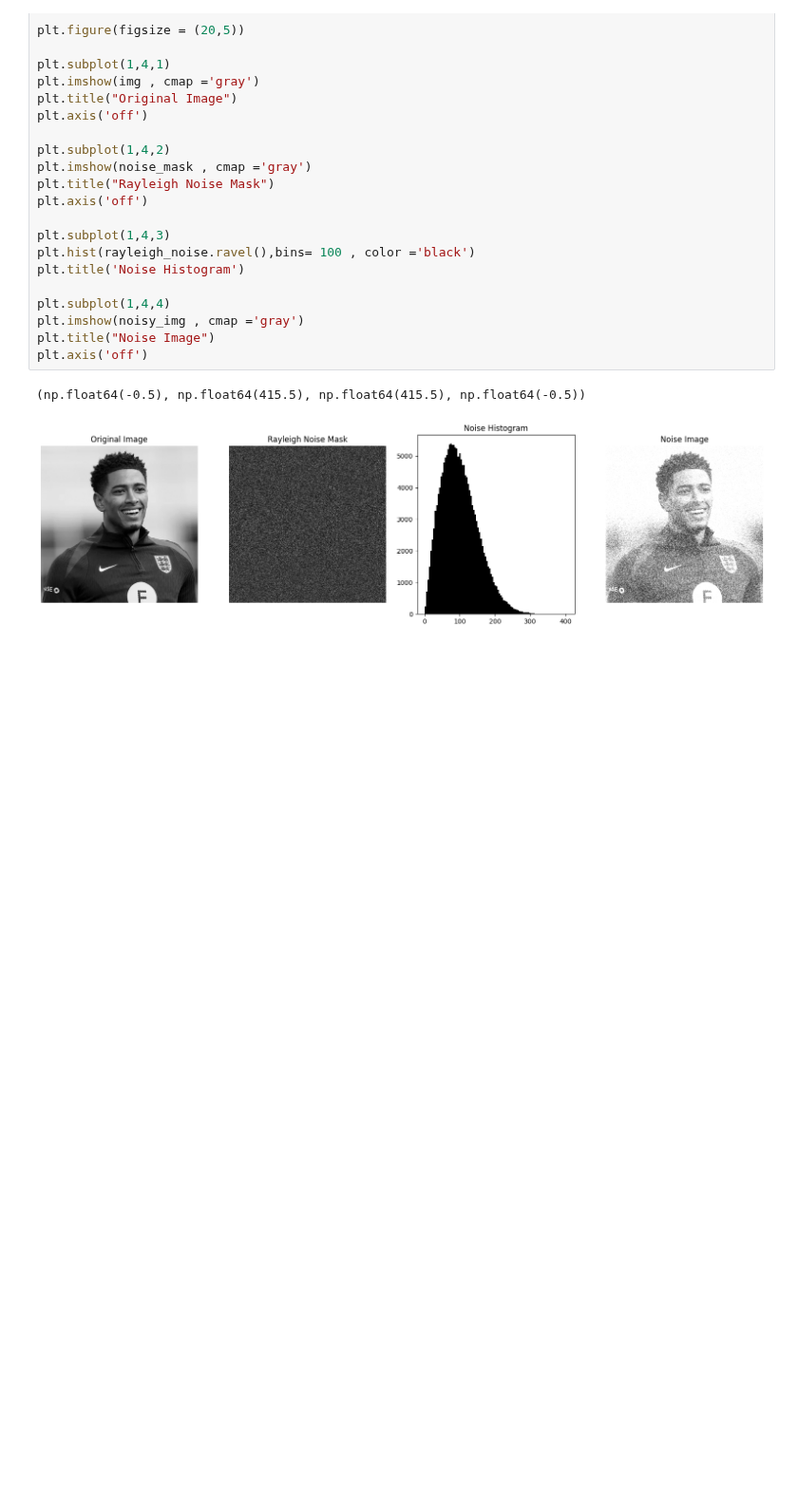
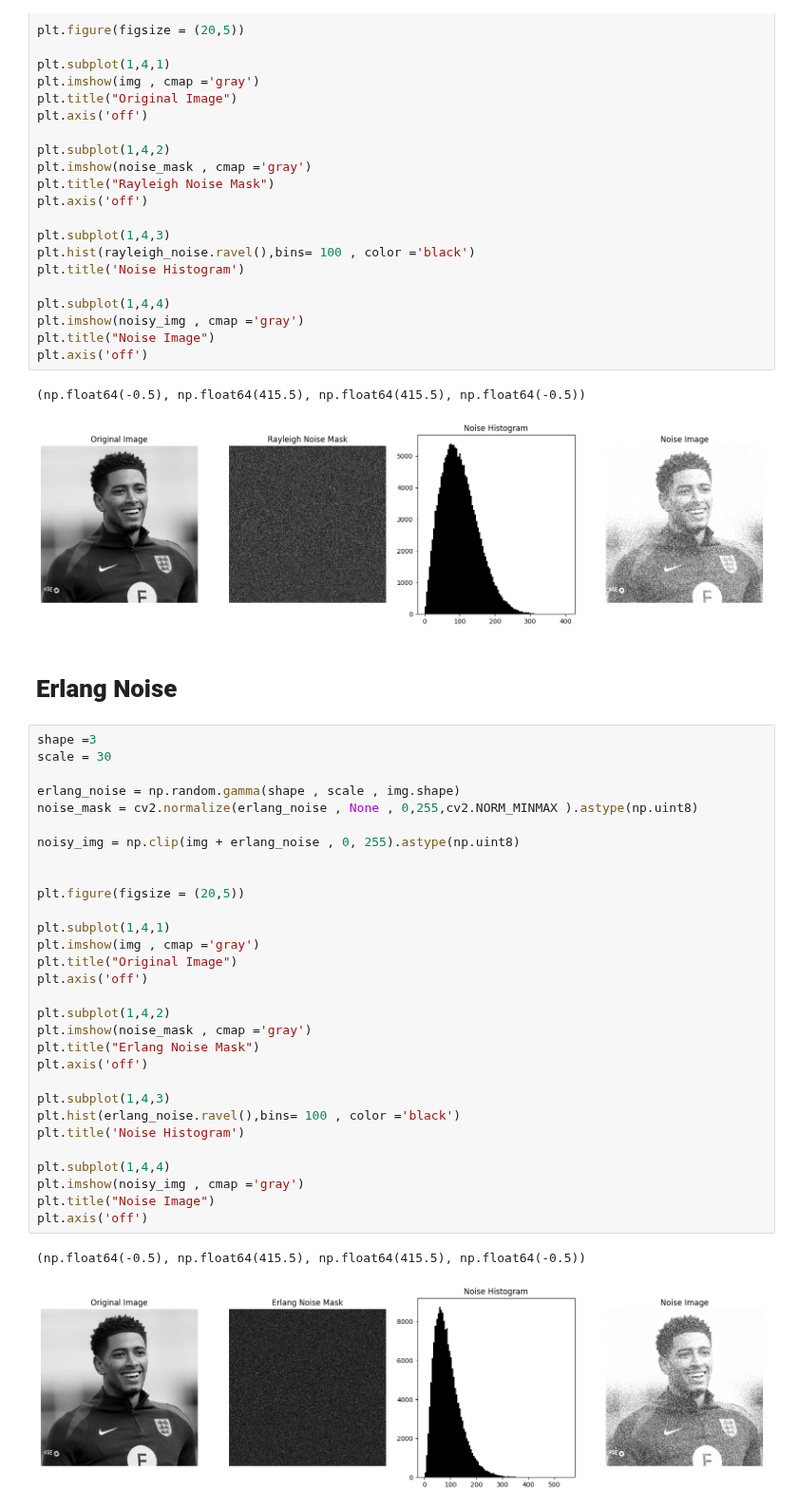
Before and after one commit to avashkharel7/IPPR, a Jupyter notebook: noisemodelandrestorationfinal.ipynb, the cells around one changed output. Shown at 95% size. Saved outputs shown, nothing was run; the diff lists cells and outputs as text; blank space fills up the shorter version.

Commit message:
Kaggle Notebook | NoiseModelAndRestorationFinal | Version 2

```diff
--- a/noisemodelandrestorationfinal.ipynb
+++ b/noisemodelandrestorationfinal.ipynb
@@ -82,3 +82,38 @@ plt.axis('off')
 # %% [output]
 (np.float64(-0.5), np.float64(415.5), np.float64(415.5), np.float64(-0.5))
 [figure]
+# %% [markdown]
+# **Erlang Noise**
+# %%
+shape =3
+scale = 30
+
+erlang_noise = np.random.gamma(shape , scale , img.shape)
+noise_mask = cv2.normalize(erlang_noise , None , 0,255,cv2.NORM_MINMAX ).astype(np.uint8)
+
+noisy_img = np.clip(img + erlang_noise , 0, 255).astype(np.uint8)
+
+
+plt.figure(figsize = (20,5))
+
+plt.subplot(1,4,1)
+plt.imshow(img , cmap ='gray')
+plt.title("Original Image")
+plt.axis('off')
+
+plt.subplot(1,4,2)
+plt.imshow(noise_mask , cmap ='gray')
+plt.title("Erlang Noise Mask")
+plt.axis('off')
+
+plt.subplot(1,4,3)
+plt.hist(erlang_noise.ravel(),bins= 100 , color ='black')
+plt.title('Noise Histogram')
+
+plt.subplot(1,4,4)
+plt.imshow(noisy_img , cmap ='gray')
+plt.title("Noise Image")
+plt.axis('off')
+# %% [output]
+(np.float64(-0.5), np.float64(415.5), np.float64(415.5), np.float64(-0.5))
+[figure, added]
```
